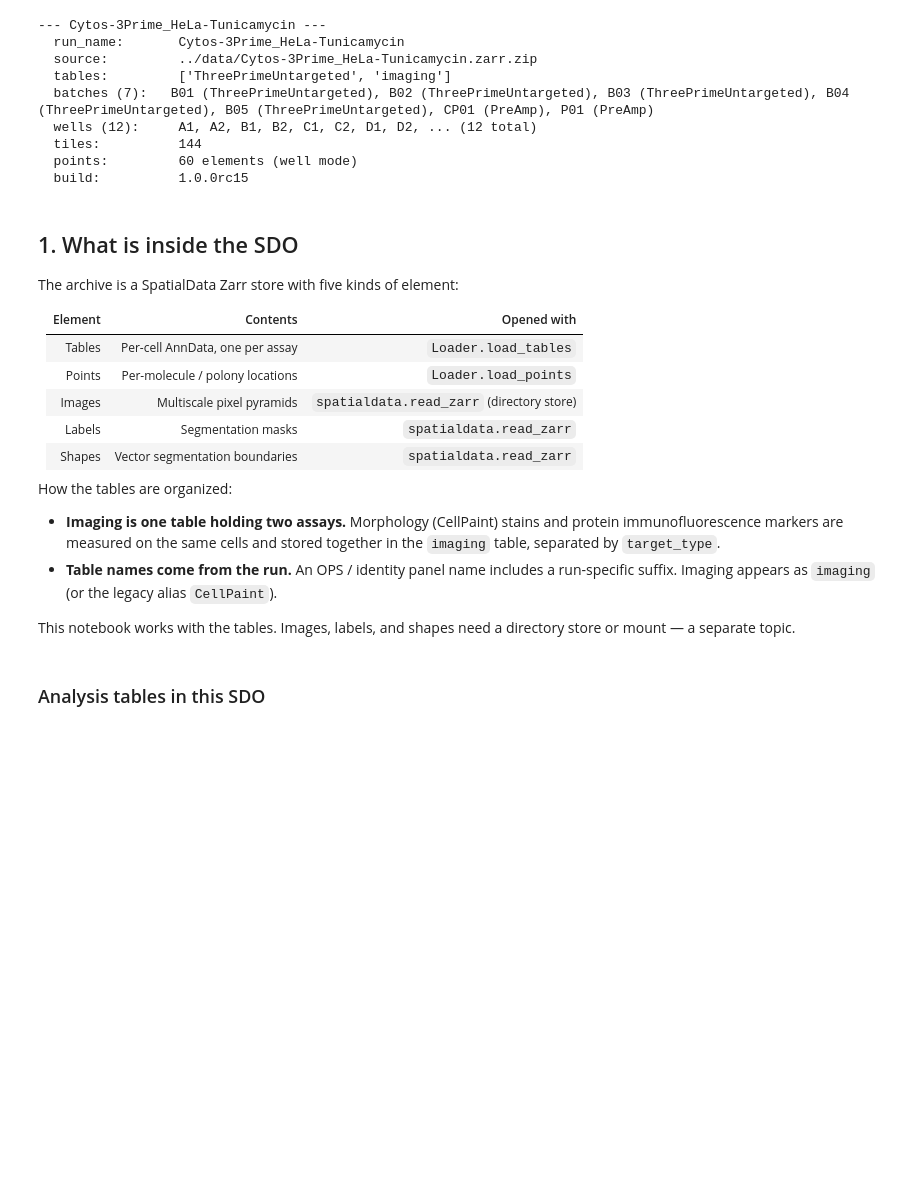
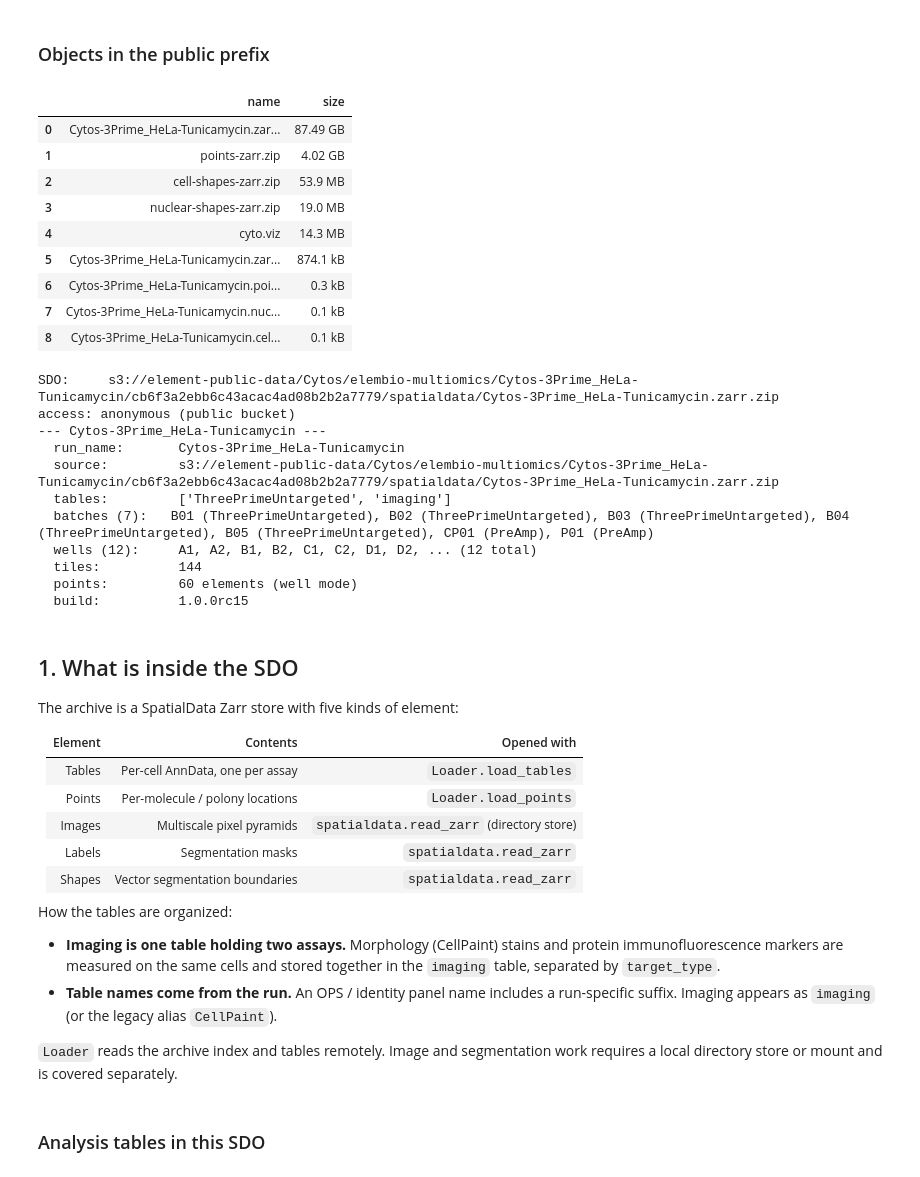
Before and after one commit to Elembio/elembio-spatialdata-analysis, a Jupyter notebook: tutorials/case-studies/hela-tunicamycin-upr.ipynb, the cells around one changed output. Drawn from its saved outputs; the diff is of its cells as text; code cells hidden in the pictures; blank space fills up the shorter version.

```diff
--- a/tutorials/case-studies/hela-tunicamycin-upr.ipynb
+++ b/tutorials/case-studies/hela-tunicamycin-upr.ipynb
@@ -43,33 +52,102 @@ You do **not** need to unzip the file; the loader reads `.zarr.zip` archives dir
 # %%
+%matplotlib inline
 import warnings
 
 import fsspec
 import numpy as np
 import pandas as pd
+import s3fs
 import matplotlib.pyplot as plt
 from matplotlib.patches import FancyBboxPatch
 from IPython.display import Markdown, display
 
 from elembio_spatialdata_analysis.load import Loader
 
 # Quiet known library noise (matmul / overflow RuntimeWarnings from DESeq2 fits).
 warnings.filterwarnings("ignore", message="Did not read zarr as consolidated")
 warnings.filterwarnings("ignore", category=RuntimeWarning, module=r"sklearn\..*")
 warnings.filterwarnings("ignore", category=RuntimeWarning, module=r"pydeseq2\..*")
 warnings.filterwarnings(
     "ignore",
     message=r".*encountered in matmul",
     category=RuntimeWarning,
 )
 
-RUN_ZARR = "../data/Cytos-3Prime_HeLa-Tunicamycin.zarr.zip"
-loader = Loader(RUN_ZARR)
+# ---- default: stream from the public spatialdata/ prefix ----
+SPATIALDATA_PREFIX = (
+    "s3://element-public-data/Cytos/elembio-multiomics/Cytos-3Prime_HeLa-Tunicamycin/cb6f3a2ebb6c43acac4ad08b2b2a7779/spatialdata"
+)
+STORAGE_OPTIONS = {"anon": True}
+
+# Optional local override (after downloading into tutorials/data/):
+# SDO_PATH = "../data/Cytos-3Prime_HeLa-Tunicamycin.zarr.zip"
+# STORAGE_OPTIONS = {}
+
+fs = s3fs.S3FileSystem(**STORAGE_OPTIONS)
+prefix_key = SPATIALDATA_PREFIX.removeprefix("s3://").rstrip("/")
+
+
+def human_size(n: int) -> str:
+    if n >= 1e9:
+        return f"{n / 1e9:.2f} GB"
+    if n >= 1e6:
+        return f"{n / 1e6:.1f} MB"
+    return f"{n / 1e3:.1f} kB"
+
+
+def list_objects(key: str) -> pd.DataFrame:
+    """Real objects directly under an S3 prefix, dropping directory markers."""
+    columns = ["name", "size", "size_bytes", "uri"]
+    try:
+        entries = fs.ls(key, detail=True)
+    except FileNotFoundError:
+        return pd.DataFrame(columns=columns)
+    rows = [
+        {
+            "name": entry["name"].rsplit("/", 1)[-1],
+            "size": human_size(entry["size"]),
+            "size_bytes": entry["size"],
+            "uri": "s3://" + entry["name"],
+        }
+        for entry in entries
+        if entry["type"] == "file" and entry["name"].rsplit("/", 1)[-1]
+    ]
+    return pd.DataFrame(rows, columns=columns).sort_values("size_bytes", ascending=False).reset_index(drop=True)
+
+
+if "SDO_PATH" not in globals():
+    prefix_objects = list_objects(prefix_key)
+    sdo_candidates = prefix_objects.loc[prefix_objects["name"].str.endswith(".zarr.zip")]
+    if len(sdo_candidates) != 1:
+        raise RuntimeError(
+            f"Expected exactly one *.zarr.zip under {SPATIALDATA_PREFIX}, found {len(sdo_candidates)}."
+        )
+    SDO_PATH = sdo_candidates["uri"].iloc[0]
+    display(Markdown("### Objects in the public prefix"))
+    display(prefix_objects[["name", "size"]])
+    print("SDO:    ", SDO_PATH)
+    print("access: anonymous (public bucket)")
+
+loader = Loader(SDO_PATH, storage_options=STORAGE_OPTIONS)
 run = next(iter(loader._runs.values()))
 print(loader.summary())
 # %% [output]
+### Objects in the public prefix
+|  | name | size |
+| 0 | Cytos-3Prime_HeLa-Tunicamycin.zar... | 87.49 GB |
+| 1 | points-zarr.zip | 4.02 GB |
+| 2 | cell-shapes-zarr.zip | 53.9 MB |
+| 3 | nuclear-shapes-zarr.zip | 19.0 MB |
+| 4 | cyto.viz | 14.3 MB |
+| 5 | Cytos-3Prime_HeLa-Tunicamycin.zar... | 874.1 kB |
+| 6 | Cytos-3Prime_HeLa-Tunicamycin.poi... | 0.3 kB |
+| 7 | Cytos-3Prime_HeLa-Tunicamycin.nuc... | 0.1 kB |
+| 8 | Cytos-3Prime_HeLa-Tunicamycin.cel... | 0.1 kB |
+SDO:     s3://element-public-data/Cytos/elembio-multiomics/Cytos-3Prime_HeLa-Tunicamycin/cb6f3a2ebb6c43acac4ad08b2b2a7779/spatialdata/Cytos-3Prime_HeLa-Tunicamycin.zarr.zip
+access: anonymous (public bucket)
 --- Cytos-3Prime_HeLa-Tunicamycin ---
   run_name:       Cytos-3Prime_HeLa-Tunicamycin
-  source:         ../data/Cytos-3Prime_HeLa-Tunicamycin.zarr.zip
+  source:         s3://element-public-data/Cytos/elembio-multiomics/Cytos-3Prime_HeLa-Tunicamycin/cb6f3a2ebb6c43acac4ad08b2b2a7779/spatialdata/Cytos-3Prime_HeLa-Tunicamycin.zarr.zip
   tables:         ['ThreePrimeUntargeted', 'imaging']
   batches (7):   B01 (ThreePrimeUntargeted), B02 (ThreePrimeUntargeted), B03 (ThreePrimeUntargeted), B04 (ThreePrimeUntargeted), B05 (ThreePrimeUntargeted), CP01 (PreAmp), P01 (PreAmp)
   wells (12):     A1, A2, B1, B2, C1, C2, D1, D2, ... (12 total)
@@ -97,8 +175,8 @@ How the tables are organized:
 - **Table names come from the run.** An OPS / identity panel name includes a run-specific
   suffix. Imaging appears as `imaging` (or the legacy alias `CellPaint`).
 
-This notebook works with the tables. Images, labels, and shapes need a directory store or
-mount — a separate topic.
+`Loader` reads the archive index and tables remotely. Image and segmentation work
+requires a local directory store or mount and is covered separately.
 # %%
 # Which target_type each loadable table belongs to.
 types_by_table: dict[str, set[str]] = {}
```
Also changed, not shown: parts of 3 cells of this notebook, 8 other files.
